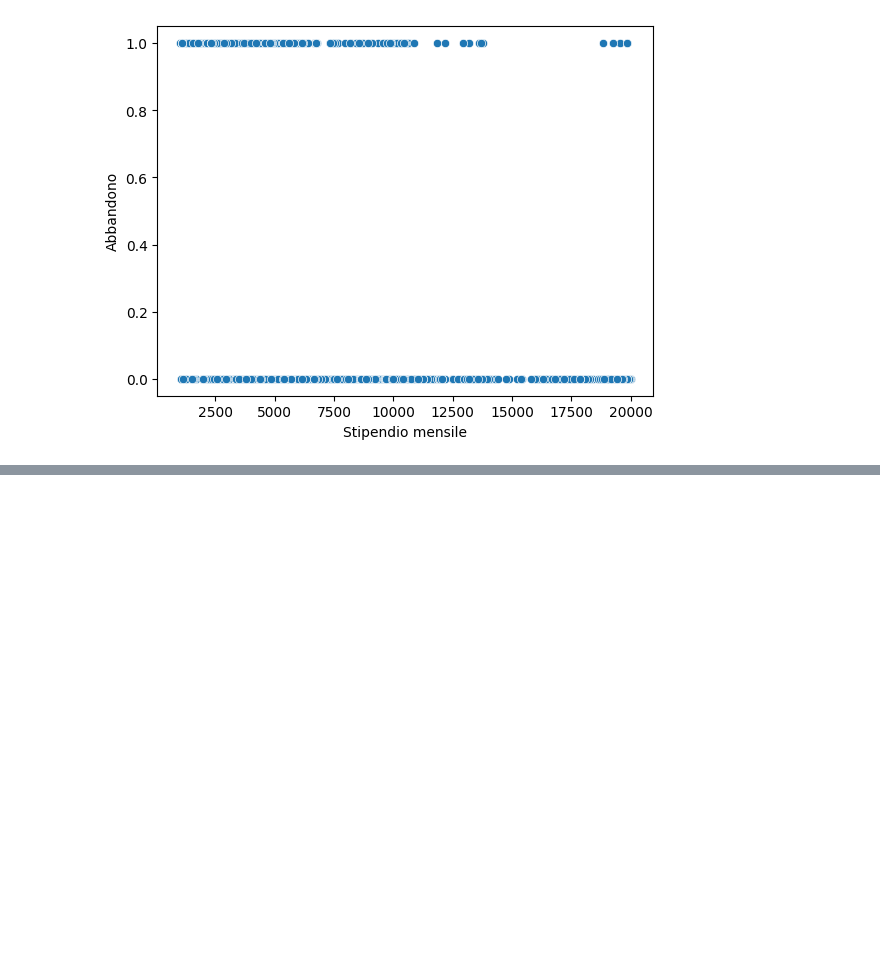
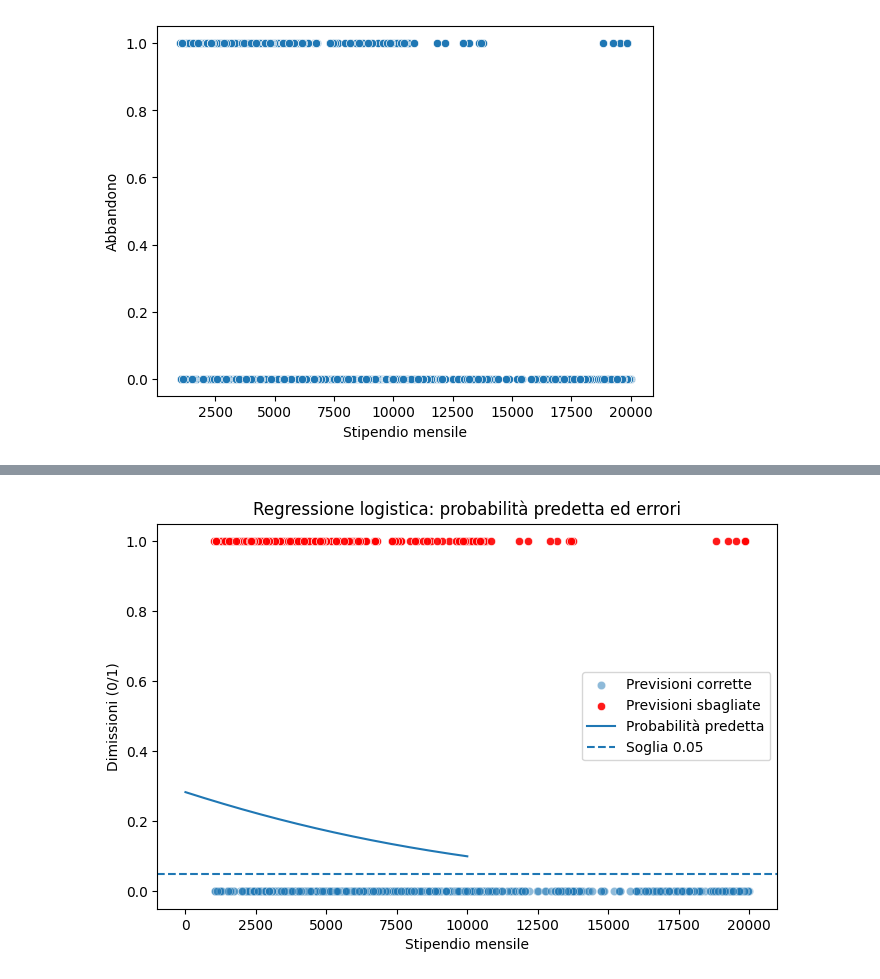
Before and after one commit to elisamezzi/Progetto_IDSAPCProg_gruppo5, a Jupyter notebook: notebooks/IntroDSePCProg_gruppo5_Attritition.ipynb, the cells around one changed output, grey strips where cells are left out. Cells and saved outputs as stored; diff of their text form; code cells hidden in the pictures; blank space fills up the shorter version.

```diff
--- a/notebooks/IntroDSePCProg_gruppo5_Attritition.ipynb
+++ b/notebooks/IntroDSePCProg_gruppo5_Attritition.ipynb
@@ -1229,0 +1279,45 @@ plt.show()
+# %%
+#Visualizziamo le previsioni corrette e sbagliate
+x_grid = pd.DataFrame({"MonthlyIncome": np.linspace(0, 10000, 20000)})
+predicted_prob = df_EA_clean_model.predict_proba(x_grid)[:, 1]
+
+
+df_EA_clean["predicted_prob"] = df_EA_clean_model.predict_proba(df_EA_clean[["MonthlyIncome"]])[:, 1]
+df_EA_clean["predicted_class"] = (df_EA_clean["predicted_prob"] >= 0.5).astype(int)
+
+
+df_EA_clean["wrong_prediction"] = df_EA_clean["predicted_class"] != df_EA_clean["Attrition"]
+
+plt.figure(figsize=(8, 5))
+
+sns.scatterplot(
+    data=df_EA_clean[df_EA_clean["wrong_prediction"] == False],
+    x="MonthlyIncome",
+    y="Attrition",
+    alpha=0.5,
+    label="Previsioni corrette"
+)
+
+
+sns.scatterplot(
+    data=df_EA_clean[df_EA_clean["wrong_prediction"] == True],
+    x="MonthlyIncome",
+    y="Attrition",
+    color="red",
+    alpha=0.9,
+    label="Previsioni sbagliate"
+)
+
+
+plt.plot(x_grid["MonthlyIncome"], predicted_prob, label="Probabilità predetta")
+
+
+plt.axhline(0.05, linestyle="--", label="Soglia 0.05")
+
+plt.title("Regressione logistica: probabilità predetta ed errori")
+plt.xlabel("Stipendio mensile")
+plt.ylabel("Dimissioni (0/1)")
+plt.legend()
+plt.show()
+# %% [output]
+[figure, added]
```
Also changed, not shown: parts of 16 cells of this notebook.
